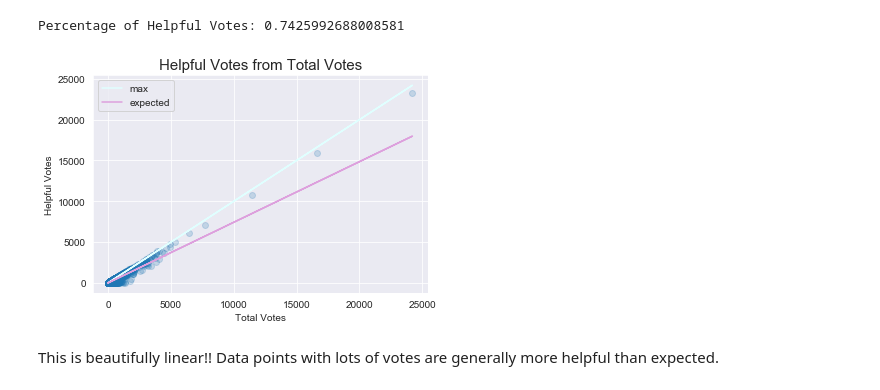
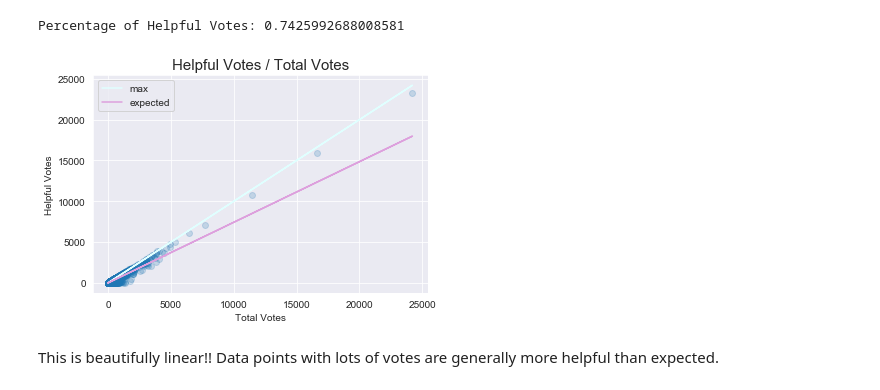
Before and after one commit to coreyjwade/Helpful_Reviews, a Jupyter notebook: Helpful_Reviews_Exploratory_Data_Analysis.ipynb, the cells around one changed output. Drawn from its saved outputs; the diff is of its cells as text; code cells hidden in the pictures.

```diff
--- a/Helpful_Reviews_Exploratory_Data_Analysis.ipynb
+++ b/Helpful_Reviews_Exploratory_Data_Analysis.ipynb
@@ -169,33 +169,33 @@ Percentage of Helpful Votes: 0.7425992688008581
 # %%
 # Generate plot comparing helpful votes and total votes
 
 # Define x and y
 y = df['Helpful_Votes']
 x = df['Total_Votes']
 
 # Create labels
 plt.ylabel('Helpful Votes')
 plt.xlabel('Total Votes')
-plt.title('Helpful Votes from Total Votes', fontsize=15)
+plt.title('Helpful Votes / Total Votes', fontsize=15)
 
 # Create plot
 plt.scatter(x,y,alpha=0.2)
 
 #Since helpful votes cannot exceed total votes, the cyan line represents a maximum.
 maxLine, = plt.plot(x, x, 'lightcyan', label='max')
 
 #The purple line is the expected value of helpful votes
 expectedLine, = plt.plot(x, percentage_helpful*x, 'plum', label='expected')
 
 # Create legend
 plt.legend(handles=[maxLine, expectedLine])
 
 plt.savefig("Votes_Scatter", dpi=300)
 
 # Show plot
 plt.show()
 # %% [output]
-[figure, old version]
+[figure, new version]
 # %% [markdown]
 This is beautifully linear!! Data points with lots of votes are generally more helpful than expected.
 # %% [markdown]
```
Also changed, not shown: parts of 17 cells of this notebook.
